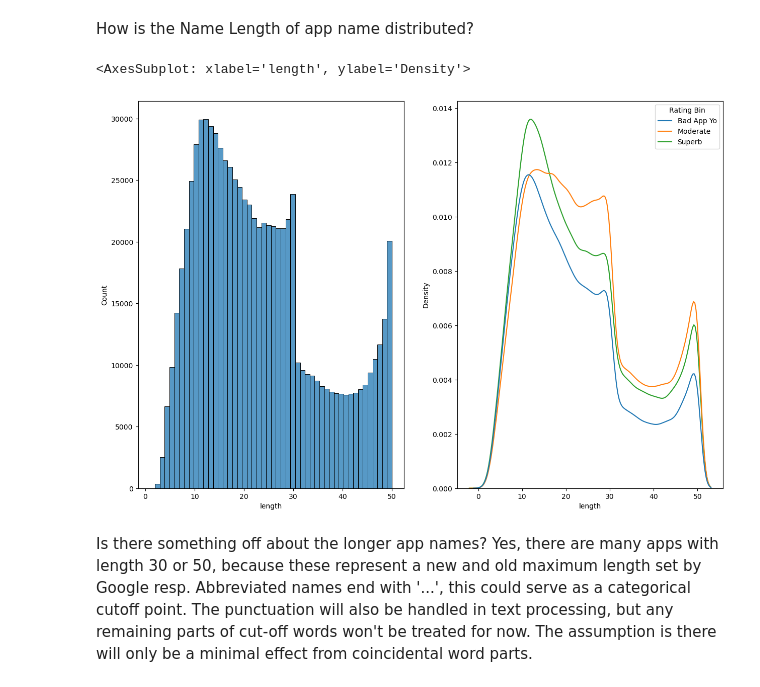
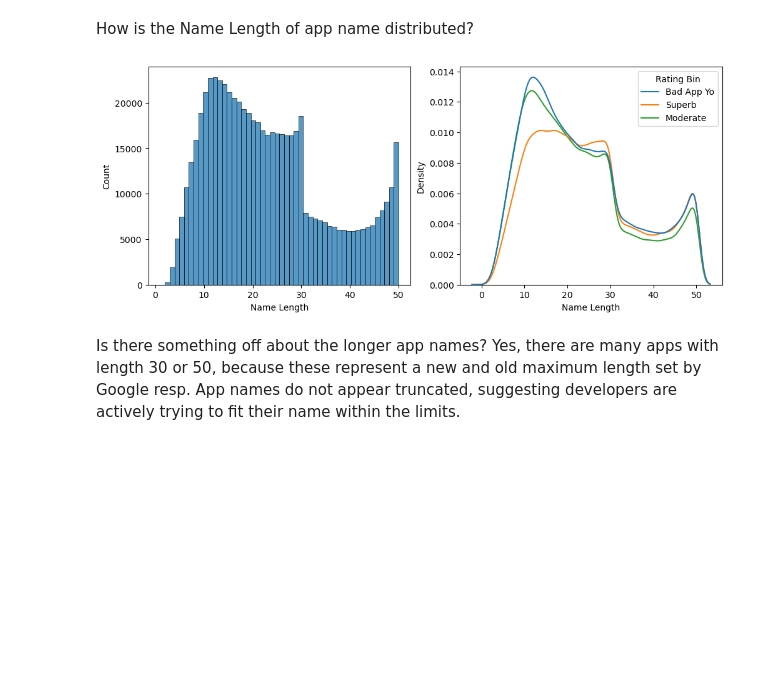
Before and after one commit to LSpekschoor/SDP_PO_123, a Jupyter notebook: scripts/NLP.ipynb, the cells around one changed output. Drawn from its saved outputs; the diff is of its cells as text; code cells hidden in the pictures; blank space fills up the shorter version.

```diff
--- a/scripts/NLP.ipynb
+++ b/scripts/NLP.ipynb
@@ -76,14 +76,41 @@ See the caveats in the documentation: https://pandas.pydata.org/pandas-docs/stab
 # %% [markdown]
 How is the Name Length of app name distributed?
-# %%
-fig, axs = plt.subplots(1,2, figsize=(15, 10))
-sns.histplot(x = df['Name Length'], bins=50, ax=axs[0])
-sns.kdeplot(x = df['Name Length'], hue=df['Rating Bin'], ax=axs[1])
-# %% [output]
-<AxesSubplot: xlabel='length', ylabel='Density'>
-[figure, removed]
+# %%
+fig, axs = plt.subplots(1,2, figsize=(10, 4), constrained_layout=True)
+sns.histplot(x = df_train['Name Length'], bins=50, ax=axs[0])
+sns.kdeplot(x = df_train['Name Length'], hue=df_train['Rating Bin'], ax=axs[1])
+#From: https://discourse.matplotlib.org/t/how-to-save-subplots-separately/22657/2
+fig.savefig(
+    "../outputs/figures/Name Length counts all.png",
+    # we need a bounding box in inches
+    bbox_inches=mtransforms.Bbox(
+        # This is in "figure fraction" for the bottom half
+        # input in [[xmin, ymin], [xmax, ymax]]
+        [[0, 0], [0.5, 1]]
+    ).transformed(
+        # this take data from figure fraction -> inches
+        #    transFigrue goes from figure fraction -> pixels
+        #    dpi_scale_trans goes from inches -> pixels
+        (fig.transFigure - fig.dpi_scale_trans)
+    ),
+)
+fig.savefig(
+    "../outputs/figures/Name Length kde by Rating Bin.png",
+    # we need a bounding box in inches
+    bbox_inches=mtransforms.Bbox(
+        # This is in "figure fraction" for the bottom half
+        # input in [[xmin, ymin], [xmax, ymax]]
+        [[0.5, 0], [1, 1]]
+    ).transformed(
+        # this take data from figure fraction -> inches
+        #    transFigrue goes from figure fraction -> pixels
+        #    dpi_scale_trans goes from inches -> pixels
+        (fig.transFigure - fig.dpi_scale_trans)
+    ),
+)
+# %% [output]
+[figure, added]
 # %% [markdown]
 Is there something off about the longer app names?
 Yes, there are many apps with length 30 or 50, because these represent a new and old maximum length set by Google resp.
-Abbreviated names end with '...', this could serve as a categorical cutoff point.
-The punctuation will also be handled in text processing, but any remaining parts of cut-off words won't be treated for now. The assumption is there will only be a minimal effect from coincidental word parts.
+App names do not appear truncated, suggesting developers are actively trying to fit their name within the limits.
```
Also changed, not shown: parts of 20 cells of this notebook, 2 other files.
